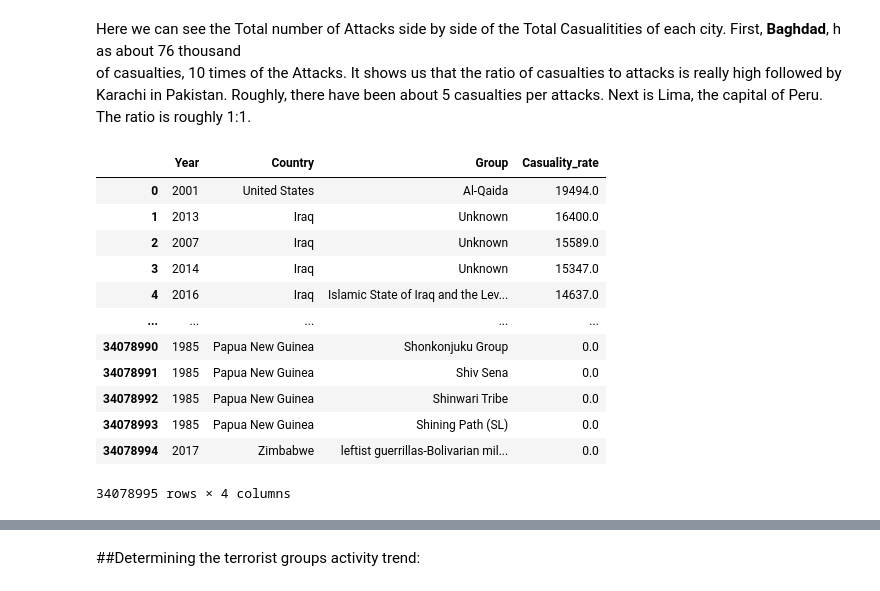
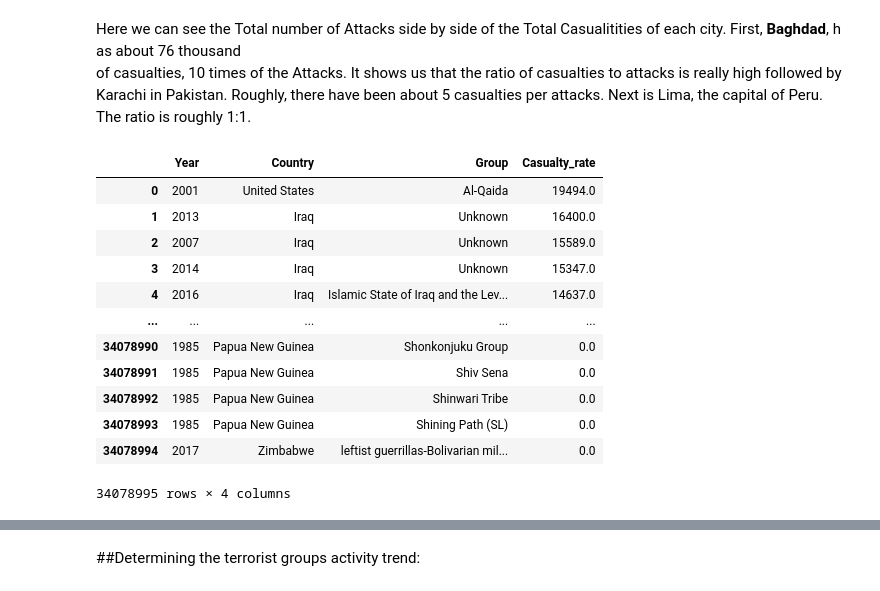
Before and after one commit to sanchitmisra/Global-Terrorism-Analysis, a Jupyter notebook: Global_Terrorism_Analysis_Solution_Capstone_Project.ipynb, the cells around one changed output, grey strips where cells are left out. Drawn from its saved outputs; the diff is of its cells as text; code cells hidden in the pictures.

```diff
--- a/Global_Terrorism_Analysis_Solution_Capstone_Project.ipynb
+++ b/Global_Terrorism_Analysis_Solution_Capstone_Project.ipynb
@@ -796,10 +827,11 @@ plt.show()
 # %% [markdown]
 Here we can see the Total number of Attacks side by side of the Total Casualitities of each city. First, **Baghdad**, has about 76 thousand of casualties, 10 times of the Attacks. It shows us that the ratio of casualties to attacks is really high followed by Karachi in Pakistan. Roughly, there have been about 5 casualties per attacks. Next is Lima, the capital of Peru. The ratio is roughly 1:1.
 # %%
-coutry_vs_group=(df_terr.groupby(['Year','Country','Group']).agg({'Casualities':'sum'}).rename(columns={'Casualities': 'Casuality_rate'}).sort_values(by= 'Casuality_rate',ascending=False).reset_index())
+#Comparing the numerical with categorical features in values form to analyze the detailed response.
+coutry_vs_group=(df_terr.groupby(['Year','Country','Group']).agg({'Casualties':'sum'}).rename(columns={'Casualties': 'Casualty_rate'}).sort_values(by= 'Casualty_rate',ascending=False).reset_index())
 coutry_vs_group
 # %% [output]
-|  | Year | Country | Group | Casuality_rate |
+|  | Year | Country | Group | Casualty_rate |
 | 0 | 2001 | United States | Al-Qaida | 19494.0 |
 | 1 | 2013 | Iraq | Unknown | 16400.0 |
 | 2 | 2007 | Iraq | Unknown | 15589.0 |
```
Also changed, not shown: parts of 54 cells of this notebook.
